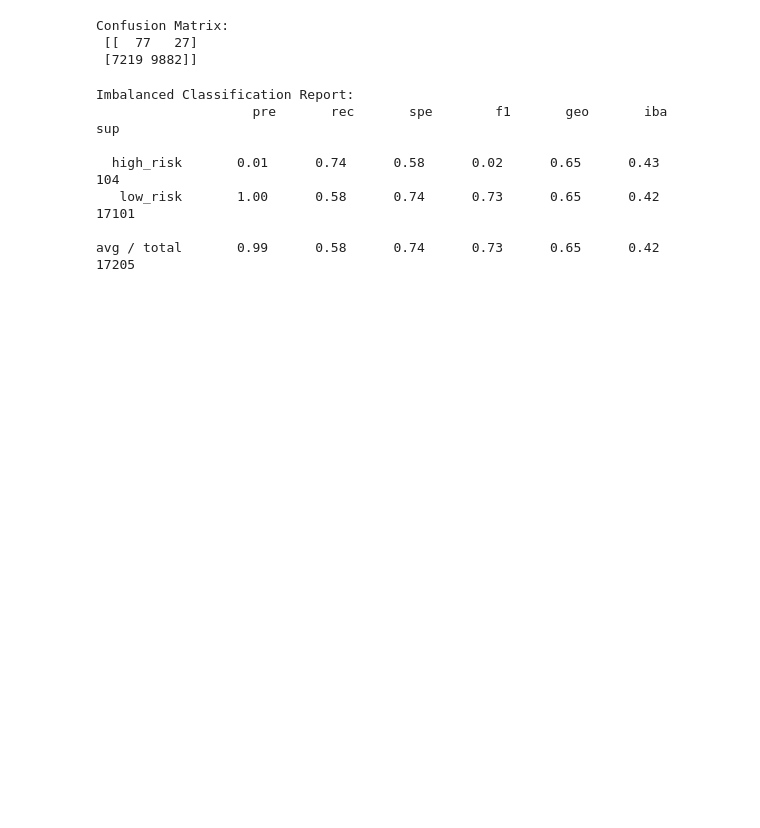
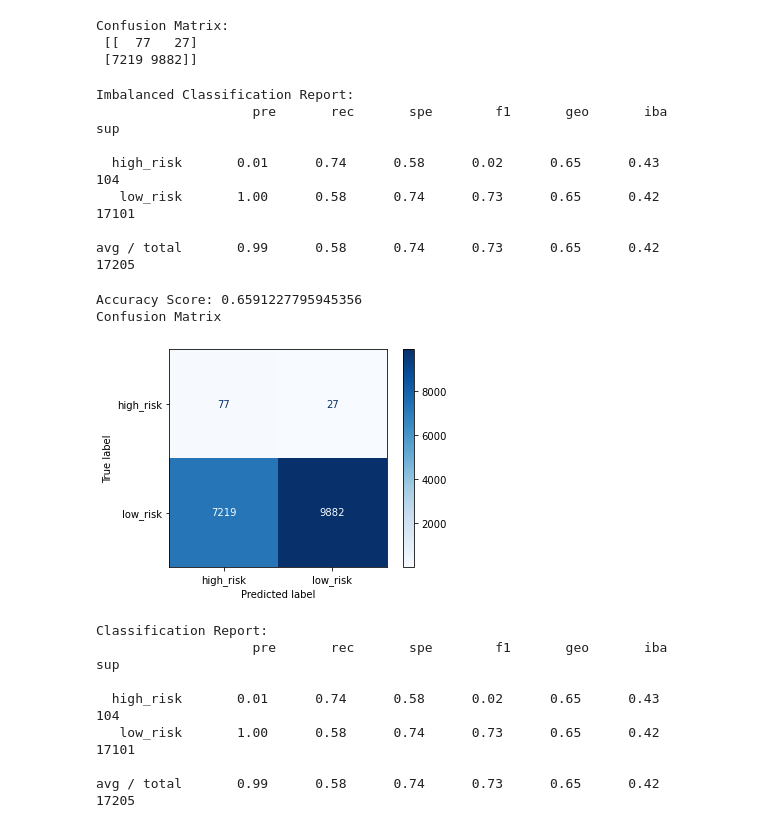
Before and after one commit to Jarviniazh/Module-17-Credit-Risk-Analysis, a Jupyter notebook: credit_risk_resampling.ipynb, the cells around one changed output. Drawn from its saved outputs; the diff is of its cells as text; code cells hidden in the pictures; blank space fills up the shorter version.

```diff
--- a/credit_risk_resampling.ipynb
+++ b/credit_risk_resampling.ipynb
@@ -320,3 +377,21 @@ Imbalanced Classification Report:
    low_risk       1.00      0.58      0.74      0.73      0.65      0.42     17101
 
 avg / total       0.99      0.58      0.74      0.73      0.65      0.42     17205
+# %%
+print(f"Accuracy Score: {balanced_accuracy_score(y_test, y_pred)}")
+# Plot the confusion matrix
+print("Confusion Matrix")
+plot_confusion_matrix(model, X_test, y_test, cmap=plt.cm.Blues)
+plt.show()
+print(f"Classification Report:\n {classification_report_imbalanced(y_test, y_pred)}")
+# %% [output]
+Accuracy Score: 0.6591227795945356
+Confusion Matrix
+[figure, added]
+Classification Report:
+                    pre       rec       spe        f1       geo       iba       sup
+
+  high_risk       0.01      0.74      0.58      0.02      0.65      0.43       104
+   low_risk       1.00      0.58      0.74      0.73      0.65      0.42     17101
+
+avg / total       0.99      0.58      0.74      0.73      0.65      0.42     17205
```
Also changed, not shown: parts of 6 cells of this notebook.
